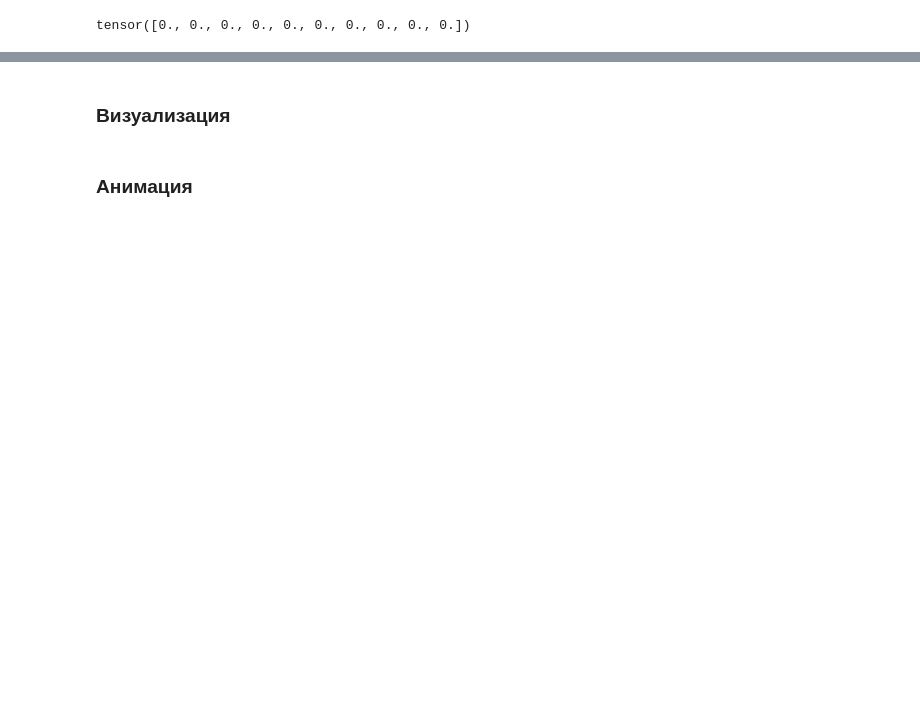
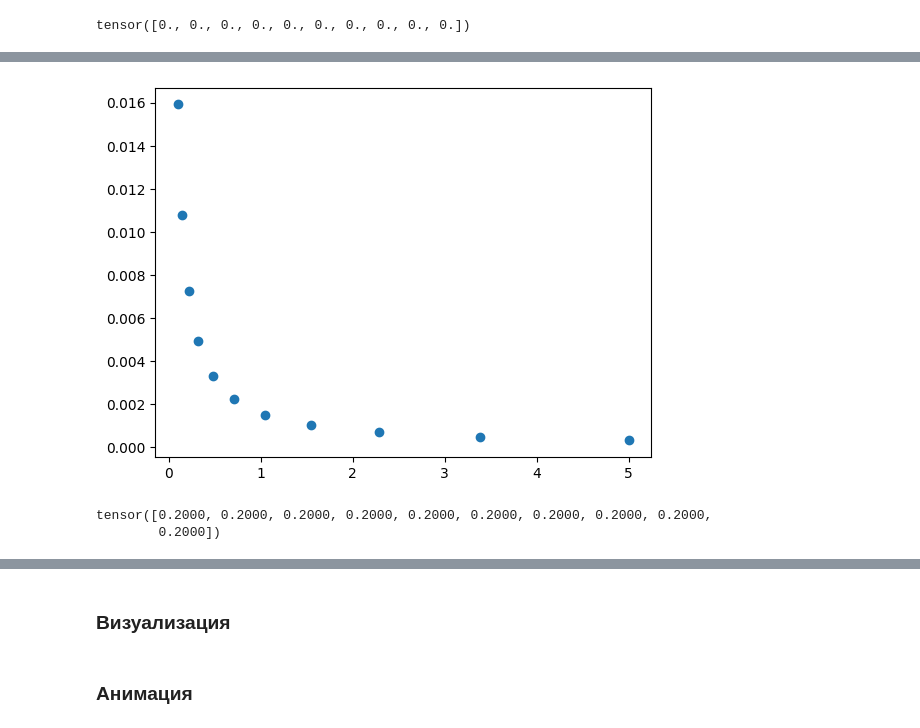
Before and after one commit to lnrSmglln/Carbonate-Acidizing-Modeling, a Jupyter notebook: 2phase/radial_implicit_acid_filtration.ipynb, the cells around one changed output, grey strips where cells are left out. Drawn from its saved outputs; the diff is of its cells as text; code cells hidden in the pictures; blank space fills up the shorter version.

```diff
--- a/2phase/radial_implicit_acid_filtration.ipynb
+++ b/2phase/radial_implicit_acid_filtration.ipynb
@@ -533,7 +534,7 @@ cells_r = ((points_r[1:] + points_r[:-1]) / 2)
 # %%
 # boundary conditions vectors
 
-inflow_flow = 1e-5
+inflow_flow = 1e-3
 inflow_filtration_velocity = torch.zeros(num_of_time_points) + inflow_flow / (2 * torch.pi * well_radius * height)
 
 inflow_sat = torch.zeros(num_of_time_points) + 1.0
@@ -551,7 +552,7 @@ filtration_velocity_points = torch.zeros(num_of_grid_points)
 b_points = torch.zeros(num_of_grid_points)
 
 porosity_points = torch.zeros(num_of_grid_points)
-porosity_cells = torch.zeros(num_of_cells)
+porosity_cells = torch.zeros(num_of_cells) + initial_porosity
 porosity_points_next = torch.zeros(num_of_grid_points)
 porosity_cells_next = torch.zeros(num_of_cells)
 
@@ -604,5 +605,3 @@ plt.plot(cells_r, torch.zeros_like(points_r[1:]), marker=".", c="r")
-# %%
-porosity_cells = torch.zeros_like(cells_r) + initial_porosity
 # %%
 j_cells = get_j(k_a, sat_cells, porosity_cells, molar_r, S_s, rho_a, m, conc_cells[:, 0], c_eq, molar_a)
 j_cells
@@ -616,5 +609,0 @@ filtration_velocity_bounds
-# %%
-for i in range(1, num_of_grid_points):
-    filtration_velocity_bounds[i] = 1 / r[i] * (
-        filtration_velocity_bounds[i-1] * r[i-1] + 0.5 * j_cells[i-1] * (r[i]**2 - r[i-1]**2)
-        ) * ((-1/rho_r - psi_a/rho_a + psi_s/rho_s + psi_w/rho_w + psi_g/rho_g))
@@ -621,3 +615,22 @@ for i in range(1, num_of_grid_points):
+# %%
+psi_rho_bracket = (-1/rho_r - psi_a/rho_a + psi_s/rho_s + psi_w/rho_w + psi_g/rho_g)
+
+for i in range(1, num_of_grid_points):
+    filtration_velocity_points[i] = 1 / points_r[i] * (
+        filtration_velocity_points[i-1] * points_r[i-1]
+        +
+        0.5 * j_cells[i-1] * (points_r[i]**2 - points_r[i-1]**2)
+        * psi_rho_bracket
+    )
+
+plt.scatter(points_r, filtration_velocity_points)
+# plt.yscale("log")
+plt.show()
+# %% [output]
+[figure, added]
 # %%
-porosity_cells_nplus = porosity_cells + j_cells / rho_r * tau
-porosity_cells_nplus
+porosity_cells_next = porosity_cells + j_cells / rho_r * time_step
+porosity_cells_next
+# %% [output]
+tensor([0.2000, 0.2000, 0.2000, 0.2000, 0.2000, 0.2000, 0.2000, 0.2000, 0.2000,
+        0.2000])
```
Also changed, not shown: parts of 16 cells of this notebook.
